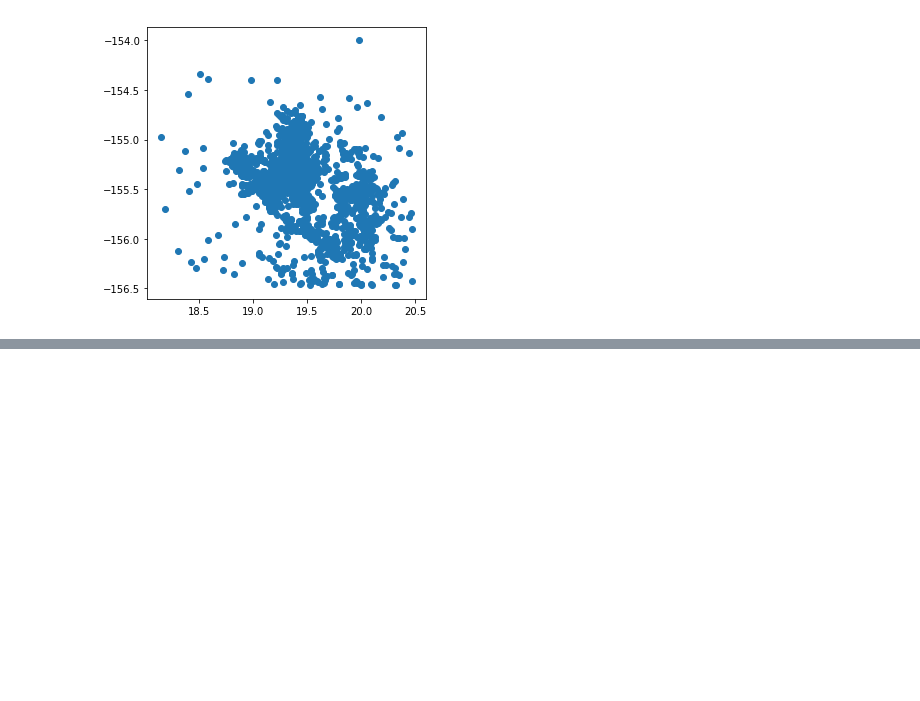
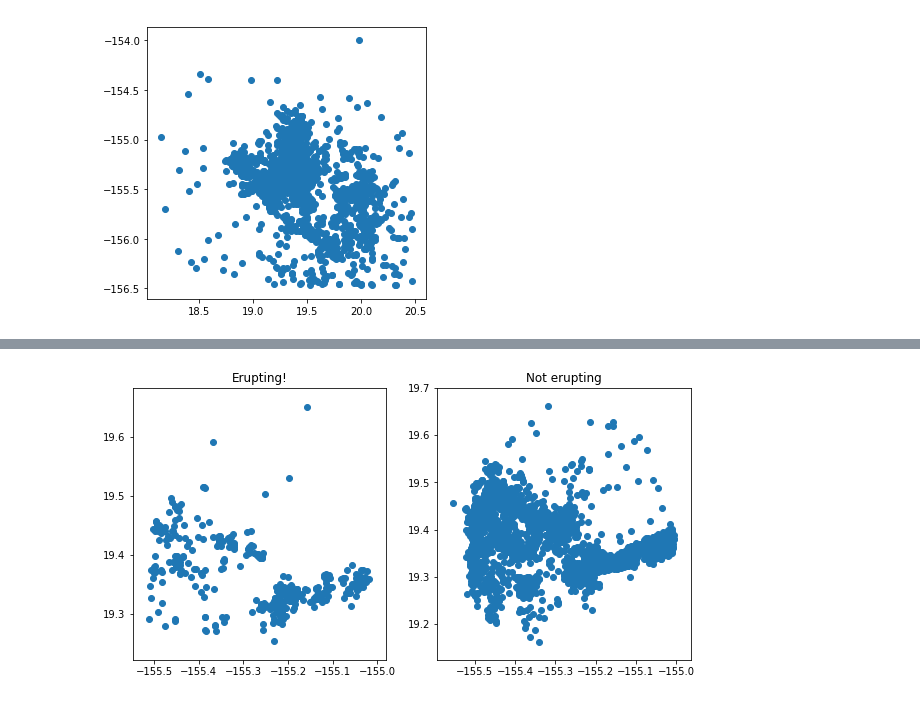
Before and after one commit to bmullet/PEEVED, a Jupyter notebook: Data Exploration.ipynb, the cells around one changed output, grey strips where cells are left out. Cells and saved outputs as stored; diff of their text form; code cells hidden in the pictures; blank space fills up the shorter version.

```diff
--- a/Data Exploration.ipynb
+++ b/Data Exploration.ipynb
@@ -42,0 +111,18 @@ datetime.datetime(2019, 10, 3, 6, 10, 43)
+# %%
+# Pull apart data
+lon_erupt   = np.array(list(compress(lon, erupt)))
+lat_erupt   = np.array(list(compress(lat, erupt)))
+
+lon_repose   = np.array(list(compress(lon, (1 - erupt))))
+lat_repose   = np.array(list(compress(lat, (1 - erupt))))
+
+plt.figure(figsize=(10,5))
+ax1 = plt.subplot(121)
+plt.scatter(lon_erupt, lat_erupt)
+plt.title('Erupting!')
+ax1 = plt.subplot(122)
+plt.scatter(lon_repose, lat_repose)
+plt.title('Not erupting')
+plt.show()
+# %% [output]
+[figure, added]
```
Also changed, not shown: parts of 29 cells of this notebook, 4 other files.
